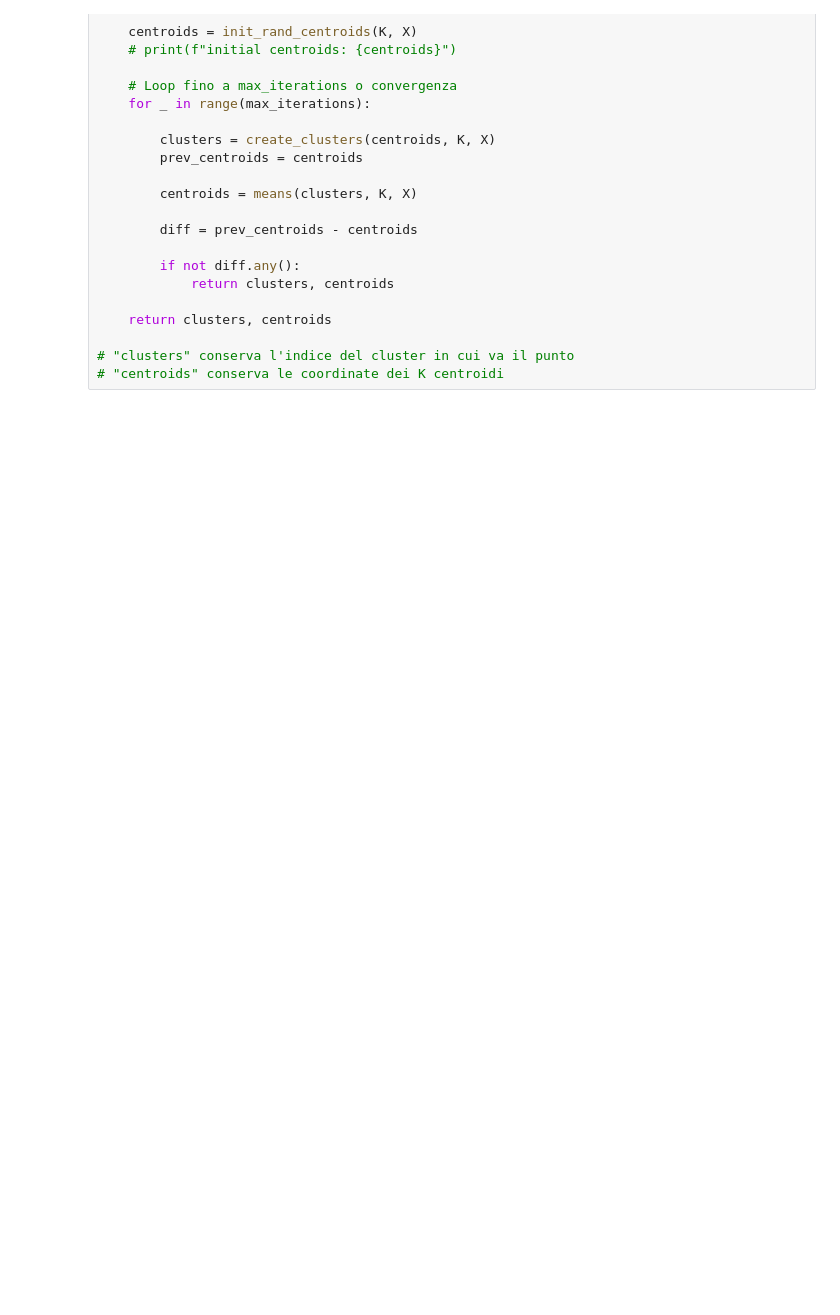
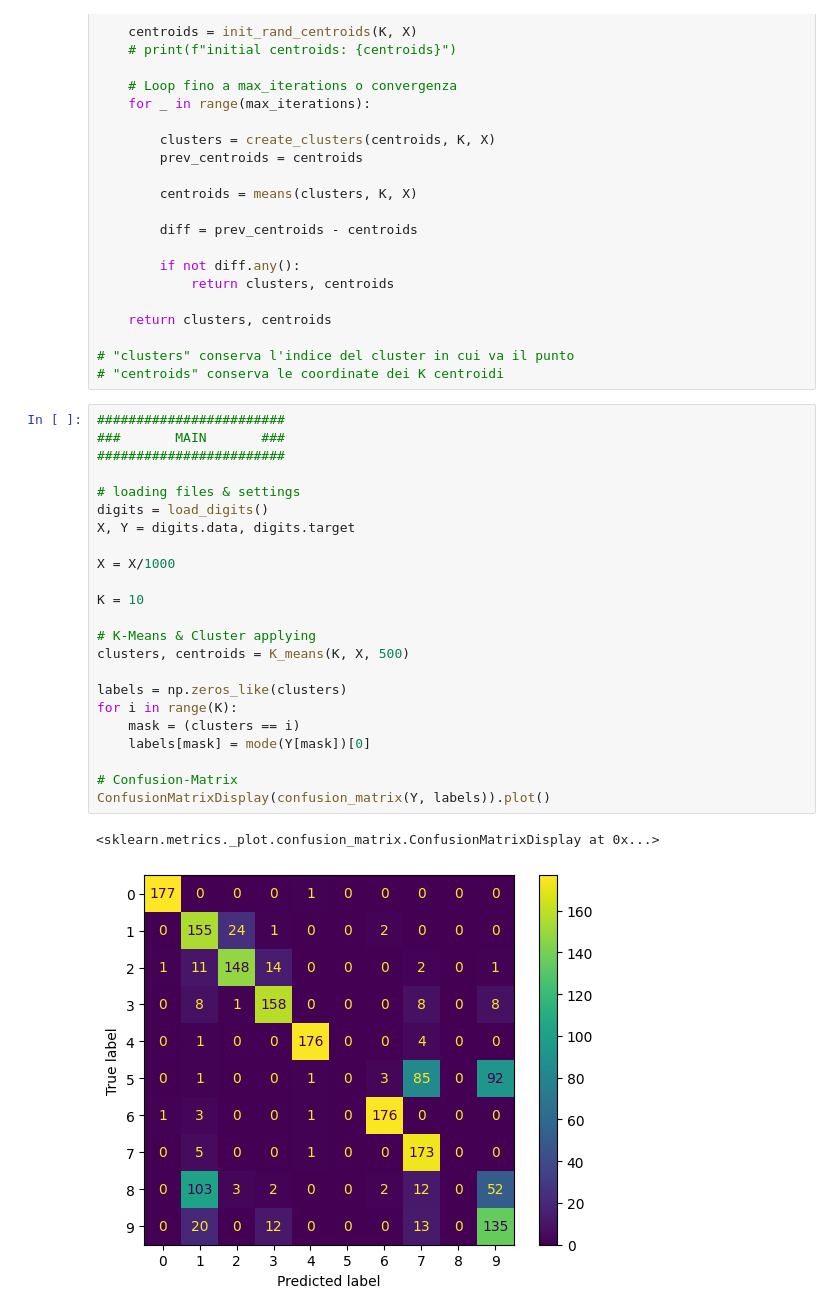
Before and after one commit to ArgonautAstra/Progetto-Data-Science-2023, a Jupyter notebook: src/test.ipynb, the cells around one changed output. Saved outputs shown, nothing was run; the diff lists cells and outputs as text; blank space fills up the shorter version.

```diff
--- a/src/test.ipynb
+++ b/src/test.ipynb
@@ -78,3 +78,29 @@ def K_means(K, X, max_iterations = 500):
 
 # "clusters" conserva l'indice del cluster in cui va il punto
 # "centroids" conserva le coordinate dei K centroidi
+# %%
+########################
+###       MAIN       ###
+########################
+
+# loading files & settings
+digits = load_digits()
+X, Y = digits.data, digits.target
+
+X = X/1000
+
+K = 10
+
+# K-Means & Cluster applying
+clusters, centroids = K_means(K, X, 500)
+
+labels = np.zeros_like(clusters)
+for i in range(K):
+    mask = (clusters == i)
+    labels[mask] = mode(Y[mask])[0]
+
+# Confusion-Matrix
+ConfusionMatrixDisplay(confusion_matrix(Y, labels)).plot()
+# %% [output]
+<sklearn.metrics._plot.confusion_matrix.ConfusionMatrixDisplay at 0x...>
+[figure, added]
```
Also changed, not shown: parts of 2 cells of this notebook, 1 other file.
